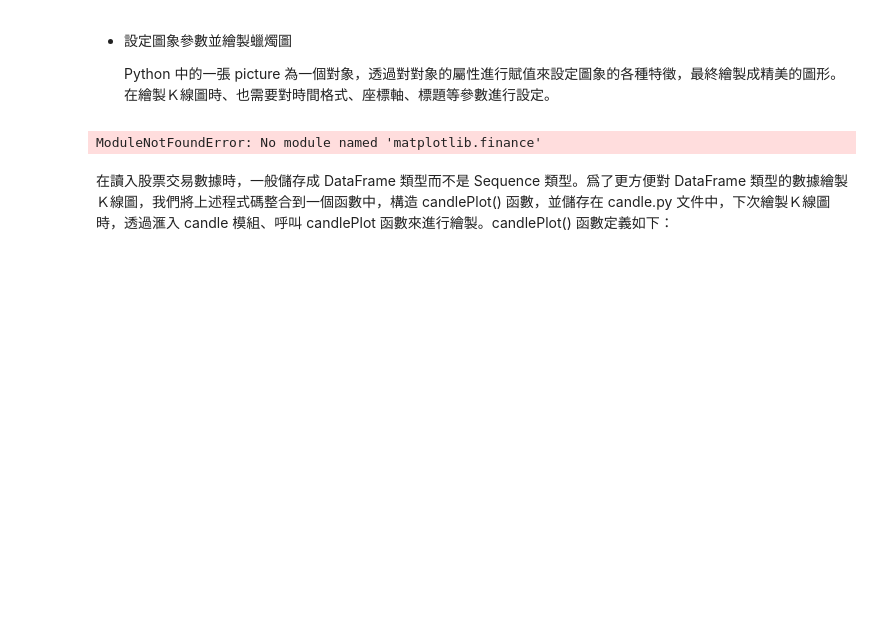
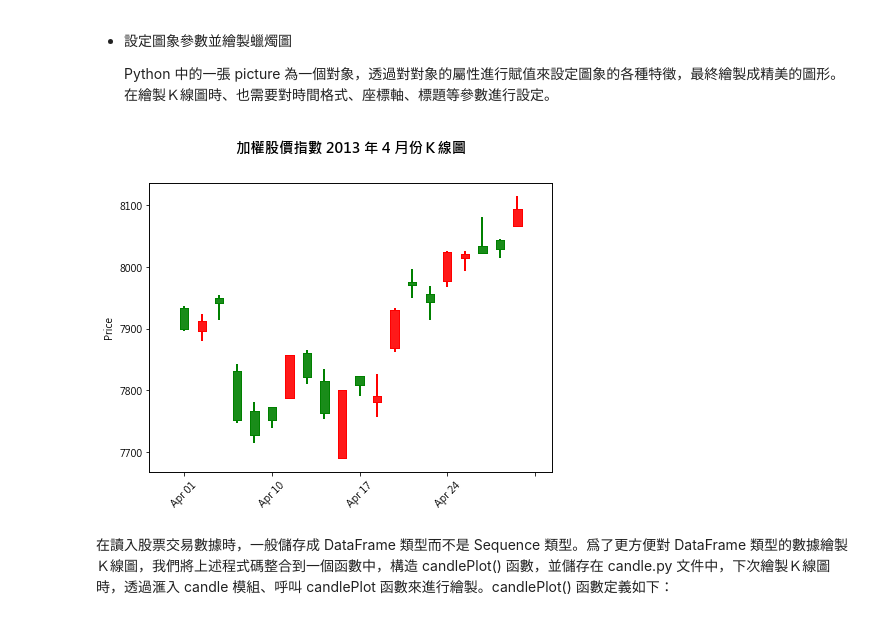
Before and after one commit to okluda/finpy_practice, a Jupyter notebook: ch_28.ipynb, the cells around one changed output. Saved outputs shown, nothing was run; the diff lists cells and outputs as text; code cells hidden in the pictures; blank space fills up the shorter version.

Commit message:
upd plot module

```diff
--- a/ch_28.ipynb
+++ b/ch_28.ipynb
@@ -90,9 +102,11 @@ taiex201304.head()
 # %% [markdown]
 日期數據 Date 為字元串類型，在繪製蠟燭圖時，candlestick_ohlc() 需要用到的日必須浮點類型，因此，我們需要將時間由字元串格式轉換成浮點格式「天」。日期數據換成浮點型數據透過 date2num() 函數實現，該函數位於 matplotlib 第三方函式庫的 dates 模組內，而 datetime.strptime() 函數將日期字元串年、月、日進行切分。
 # %%
-from matplotlib.dates import date2num
-from datetime import datetime
-taiex201304.Date=[date2num(datetime.strptime(date,"%Y-%m-%d"))\
-                for date in taiex201304.Date]
-taiex201304.head()
+##from matplotlib.dates import date2num
+##from datetime import datetime
+##taiex201304.Date=[date2num(datetime.strptime(date,"%Y-%m-%d"))\
+##                for date in taiex201304.Date]
+##dt=[date2num(datetime.strptime(date,"%Y-%m-%d")) for date in taiex201304.Date]
+##taiex201304.loc[:,'Date']=dt
+##taiex201304.head()
 # %% [output]
@@ -130,29 +133,38 @@ for i in range(len(taiex201304)):
 # %%
 import numpy as np
 import matplotlib.pyplot as plt
-from matplotlib.dates import DateFormatter, WeekdayLocator,\
-    DayLocator, MONDAY
-from matplotlib.finance import candlestick_ohlc
-ax=plt.subplot()
+##from matplotlib.dates import DateFormatter, WeekdayLocator,\
+##    DayLocator, MONDAY
+##from matplotlib.finance import candlestick_ohlc
+import mplfinance as mpf
+##ax=plt.subplot()
 # 設定日期顯示的位置
-mondays = WeekdayLocator(MONDAY)
-ax.xaxis.set_major_locator(mondays)
-ax.xaxis.set_minor_locator(DayLocator() )
+##mondays = WeekdayLocator(MONDAY)
+##ax.xaxis.set_major_locator(mondays)
+##ax.xaxis.set_minor_locator(DayLocator() )
 # 設定日期顯示的格式
-weekFormatter = DateFormatter('%y %b %d')
-ax.xaxis.set_major_formatter(weekFormatter)
+##weekFormatter = DateFormatter('%y %b %d')
+##ax.xaxis.set_major_formatter(weekFormatter)
 # 設定中文字體為 SimHei
-plt.rcParams['font.sans-serif'] = ['SimHei']
+plt.rcParams['font.sans-serif'] = ['Microsoft JhengHei']
 plt.rcParams['axes.unicode_minus'] = False # 顯示負號
-# 設定圖像的 title
-ax.set_title('加權股價指數 2013 年 4 月份Ｋ線圖')
+## 設定圖像的 title
+#ax.set_title('加權股價指數 2013 年 4 月份Ｋ線圖')
 # 用 candlestick_ohlc() 繪製蠟燭圖
-candlestick_ohlc(ax, np.array(taiex201304),width=0.7,colorup='r', colordown='g');
+##candlestick_ohlc(ax, np.array(taiex201304),width=0.7,colorup='r', colordown='g');
+mc = mpf.make_marketcolors(up='r',down='g',inherit=True)
+s  = mpf.make_mpf_style(marketcolors=mc)
+mpf.plot(taiex201304,type='candle',style=s,title='加權股價指數 2013 年 4 月份Ｋ線圖')
+
+# First we set the kwargs that we will use for all of these examples:
+#kwargs = dict(type='candle',mav=(2,4,6),volume=True,figratio=(10,8),figscale=0.75)
+#mpf.plot(taiex201304,**kwargs,style='charles')
+
 # 設定 x 座標軸的日期顯示角度
-plt.setp(plt.gca().get_xticklabels(),rotation=50,horizontalalignment='center')
-plt.show() # 顯示圖形，此處繪製的圖形則是圖 28.1 加權股價指數 2013 年 4 月份的日Ｋ線圖中的圖形
+##plt.setp(plt.gca().get_xticklabels(),rotation=50,horizontalalignment='center')
+##plt.show() # 顯示圖形，此處繪製的圖形則是圖 28.1 加權股價指數 2013 年 4 月份的日Ｋ線圖中的圖形
 # %% [output]
-ModuleNotFoundError: No module named 'matplotlib.finance'
+[figure, added]
 # %% [markdown]
 在讀入股票交易數據時，一般儲存成 DataFrame 類型而不是 Sequence 類型。爲了更方便對 DataFrame 類型的數據繪製Ｋ線圖，我們將上述程式碼整合到一個函數中，構造 candlePlot() 函數，並儲存在 candle.py 文件中，下次繪製Ｋ線圖時，透過滙入 candle 模組、呼叫 candlePlot 函數來進行繪製。candlePlot() 函數定義如下：
 # %%
```
Also changed, not shown: parts of 20 cells of this notebook.
